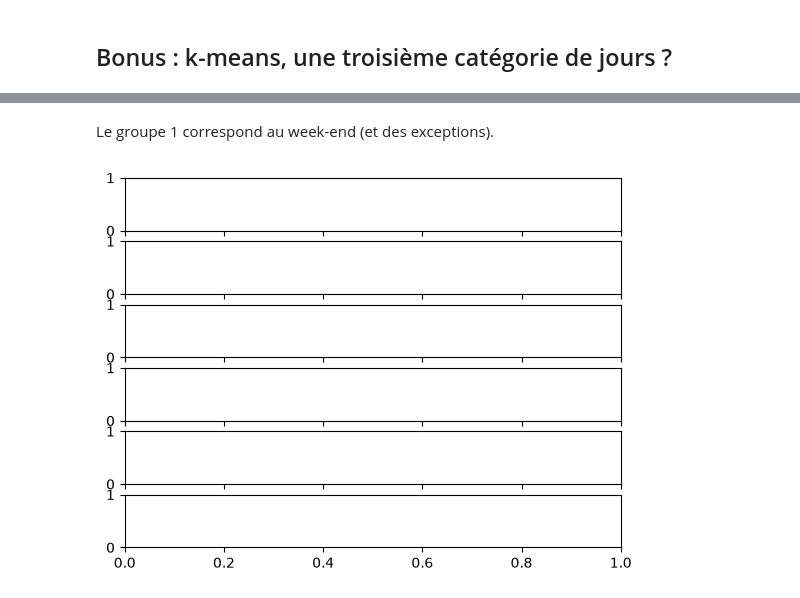
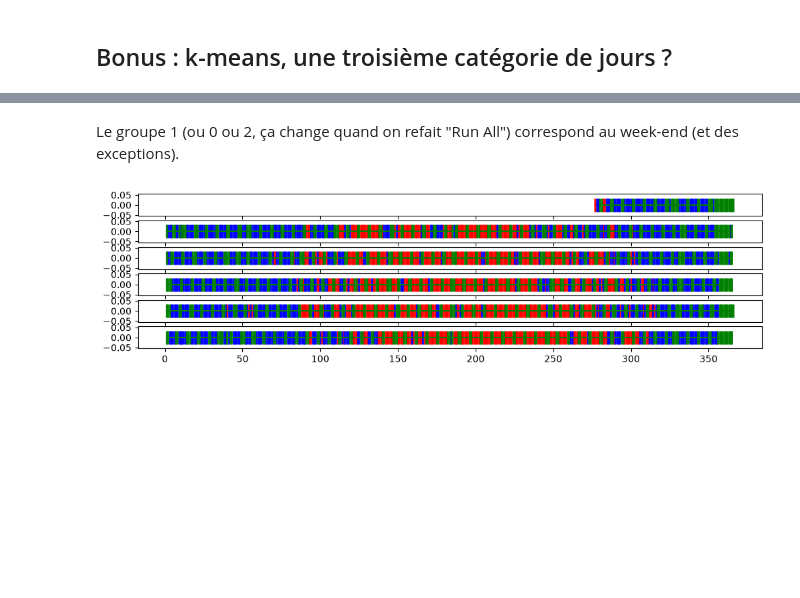
Before and after one commit to clementlegoff8/TP-fremont-bridge, a Jupyter notebook: TP-fremont-bridge.ipynb, the cells around one changed output, grey strips where cells are left out. Drawn from its saved outputs; the diff is of its cells as text; code cells hidden in the pictures; blank space fills up the shorter version.

```diff
--- a/TP-fremont-bridge.ipynb
+++ b/TP-fremont-bridge.ipynb
@@ -269,8 +282,18 @@ pd.crosstab(repartition,day)
 # %% [markdown]
-Le groupe 1 correspond au week-end (et des exceptions).
+Le groupe 1 (ou 0 ou 2, ça change quand on refait "Run All") correspond au week-end (et des exceptions).
 # %%
-fig, ax = plt.subplots(6,1,sharex=True)
+#Bande calendaire
+
+fig, ax = plt.subplots(6,1,sharex=True,figsize=(12,3))
 annees = dates.year
 numerojour = dates.dayofyear
+couleurs = ["Red","Blue","Green"]
+
+for i in range(6):
+    for j in range(3):
+        liste = numerojour[(annees==2012+i) & (repartition==j)]
+        ax[i].plot(liste,[0]*liste,linestyle=None,marker="|",markersize=15,markeredgewidth=2,color=couleurs[j])
+
+#Il y avait sûrement plus simple mais je n'ai pas trouvé et ça a l'air de bien marcher comme ça
 # %% [output]
-[figure, old version]
+[figure, new version]
```
Also changed, not shown: parts of 27 cells of this notebook.
